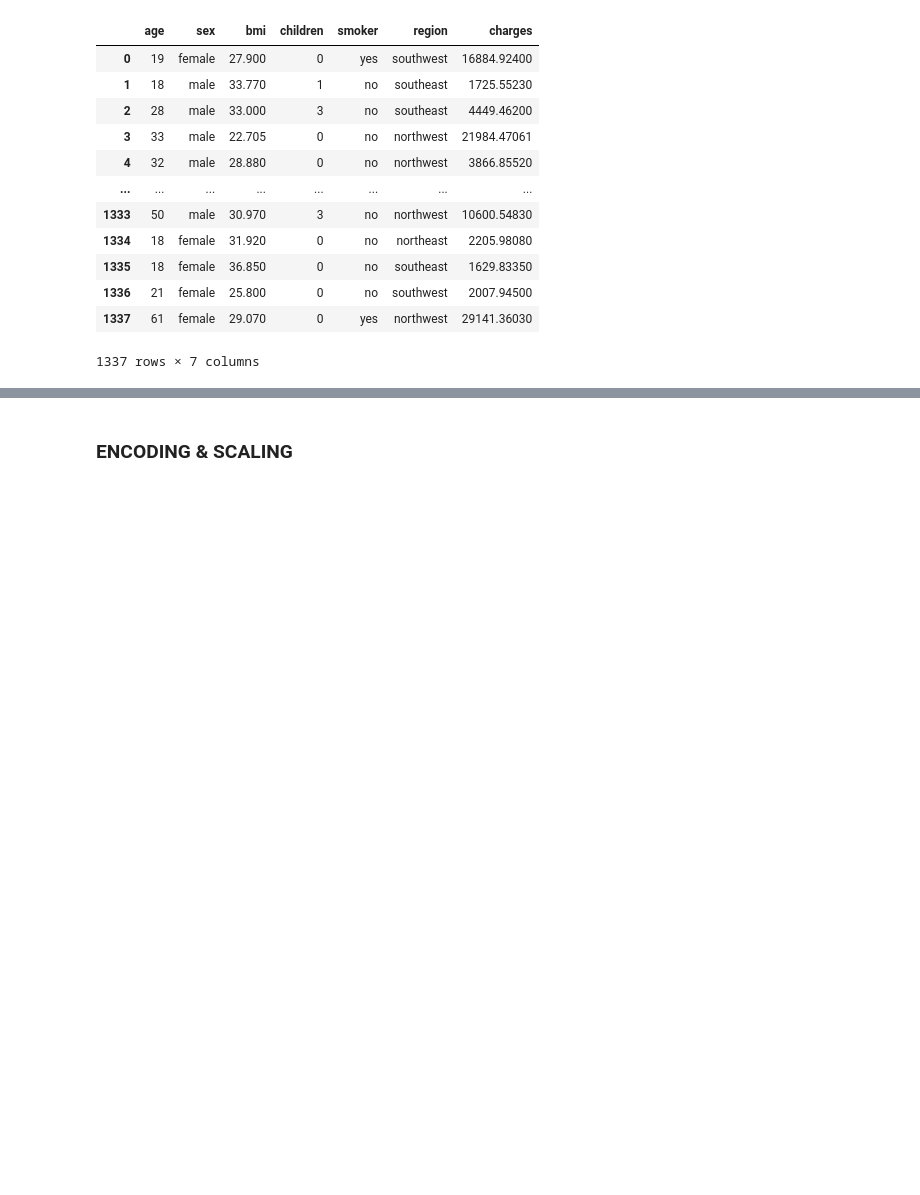
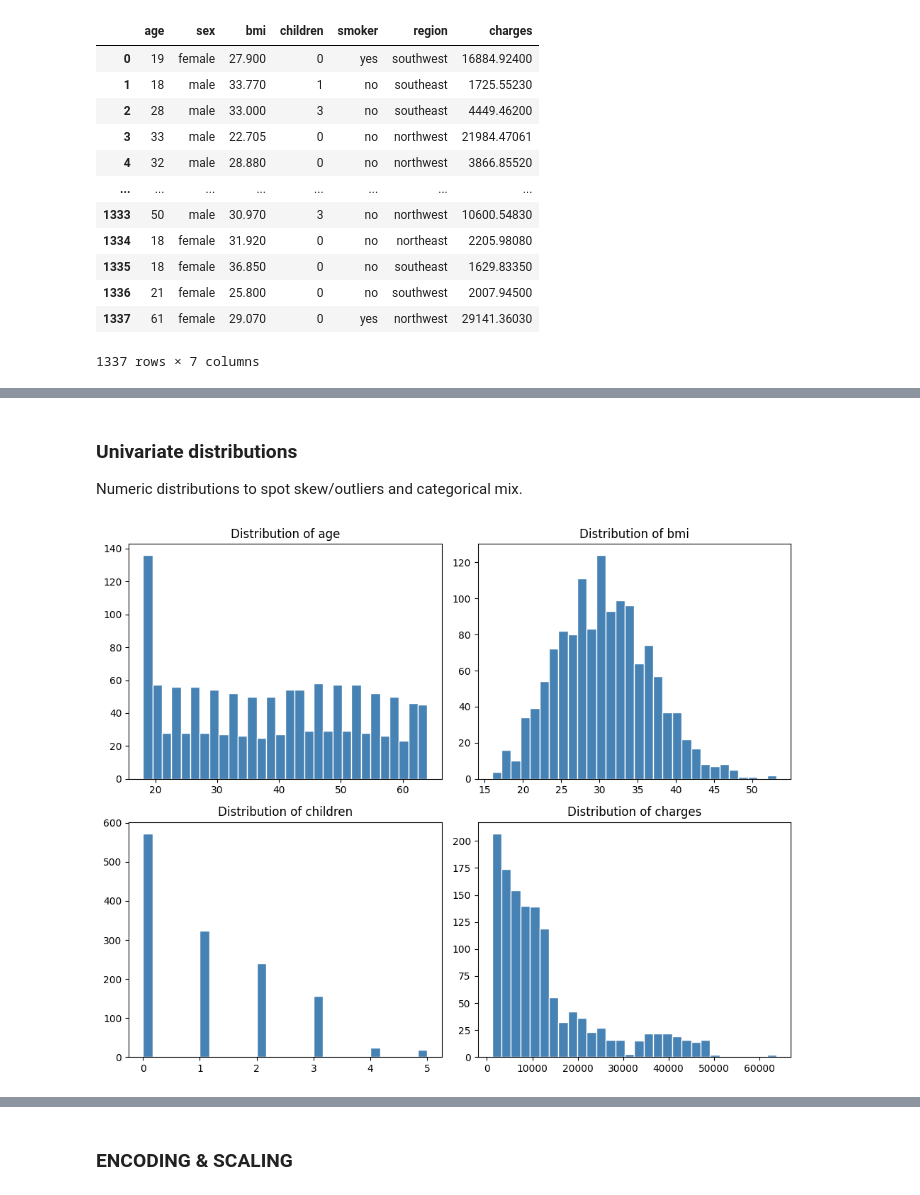
Before and after one commit to Faysalseifu/End-to-End-Insurance-Risk-Analytics-Predictive-Modeling, a Jupyter notebook: notebooks/Exploratory Data Analysis.ipynb, the cells around one changed output, grey strips where cells are left out. Drawn from its saved outputs; the diff is of its cells as text; code cells hidden in the pictures; blank space fills up the shorter version.

```diff
--- a/notebooks/Exploratory Data Analysis.ipynb
+++ b/notebooks/Exploratory Data Analysis.ipynb
@@ -43,0 +86,15 @@ data
+# %% [markdown]
+### Univariate distributions
+Numeric distributions to spot skew/outliers and categorical mix.
+# %%
+import matplotlib.pyplot as plt
+
+numeric_cols = ['age', 'bmi', 'children', 'charges']
+fig, axes = plt.subplots(2, 2, figsize=(10, 8))
+for ax, col in zip(axes.ravel(), numeric_cols):
+    ax.hist(data[col], bins=30, color='steelblue', edgecolor='white')
+    ax.set_title(f"Distribution of {col}")
+plt.tight_layout()
+plt.show()
+# %% [output]
+[figure, added]
```
Also changed, not shown: parts of 9 cells of this notebook, 2 other files.
